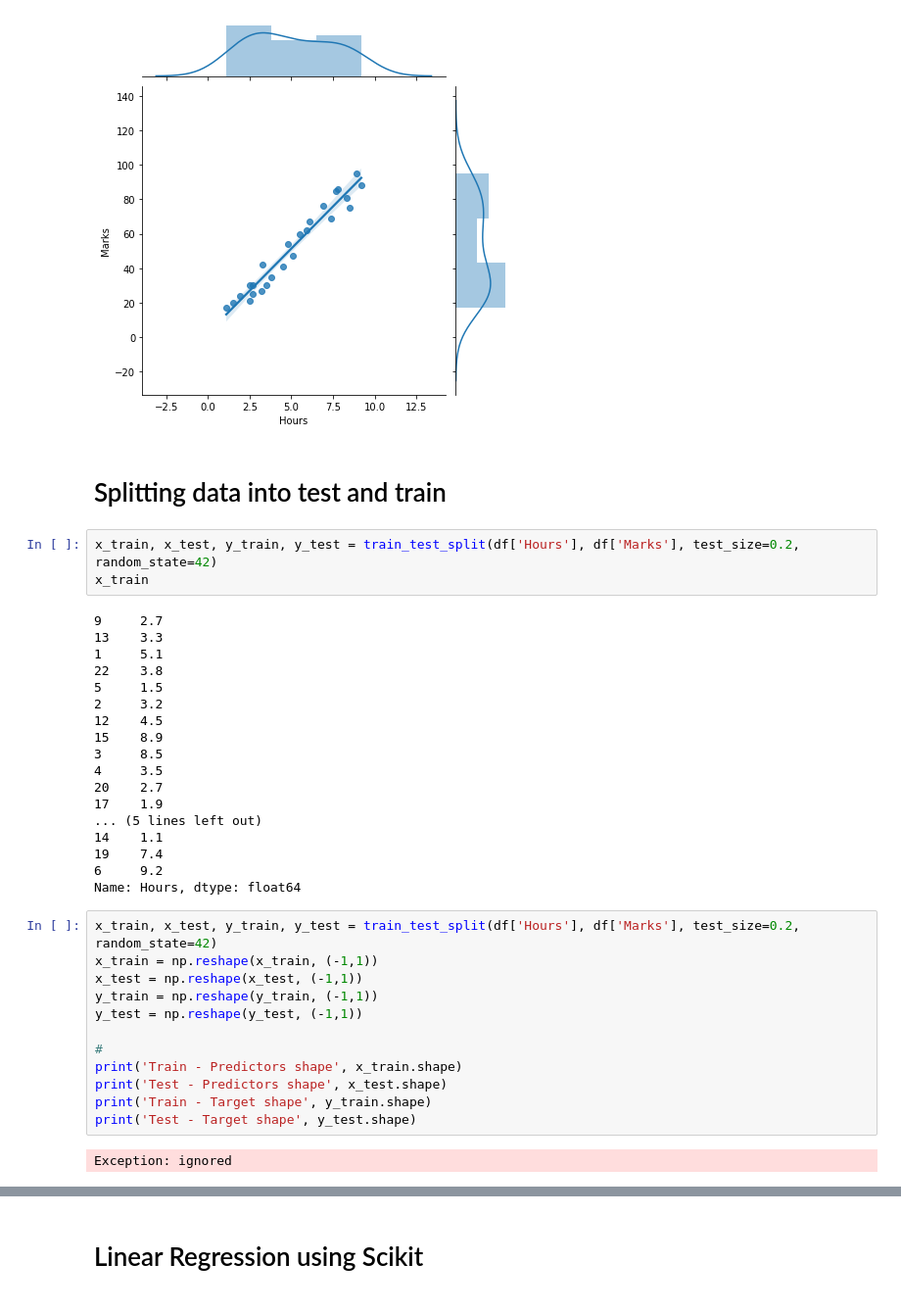
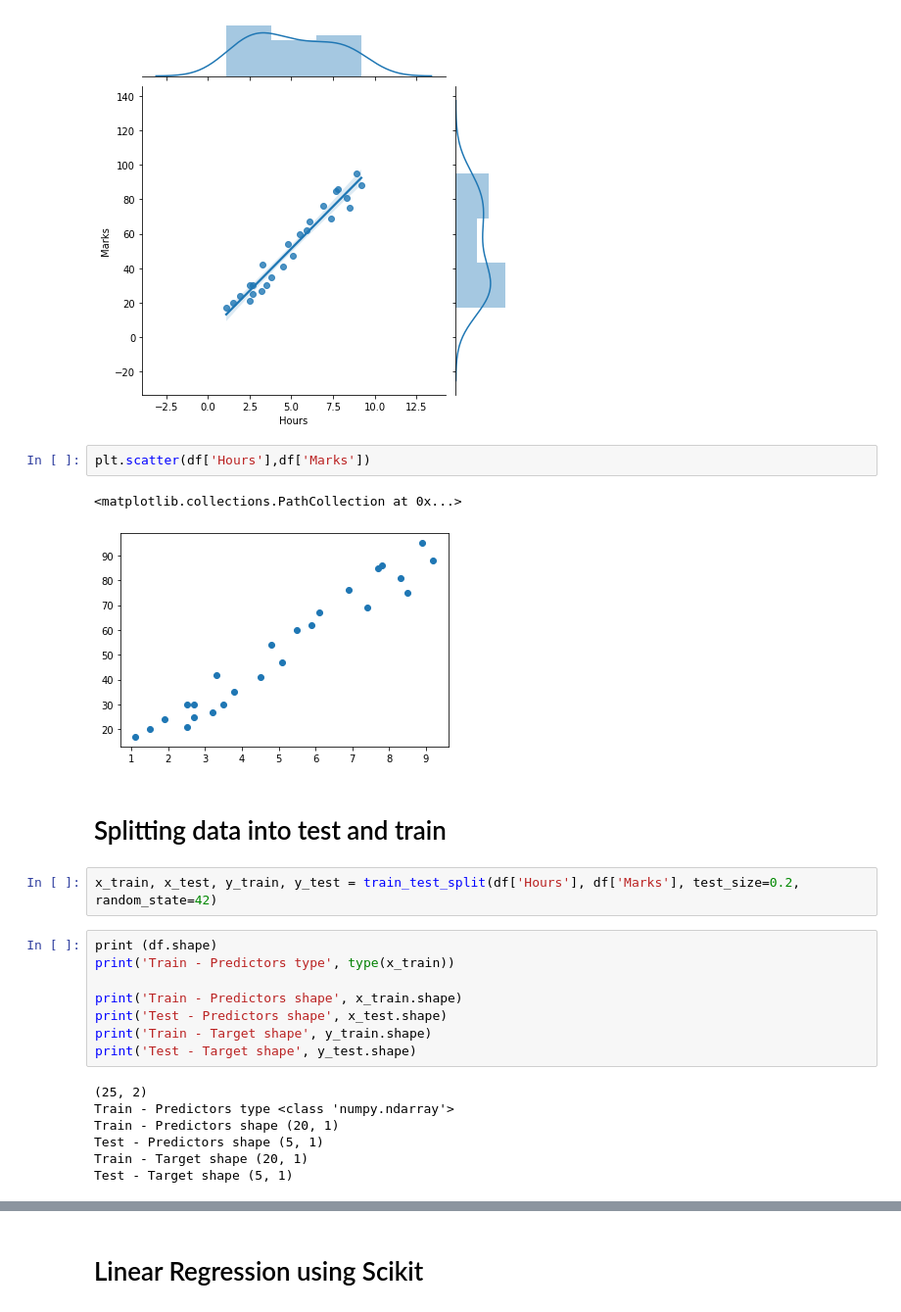
Before and after one commit to mohammad0alfares/Linear_Regression_Detailed_Implementation, a Jupyter notebook: Linear_Regression.ipynb, the cells around one changed output, grey strips where cells are left out. Shown at 98% size. Saved outputs shown, nothing was run; the diff lists cells and outputs as text.

```diff
--- a/Linear_Regression.ipynb
+++ b/Linear_Regression.ipynb
@@ -34,40 +34,27 @@ sns.jointplot(x=df['Hours'], y=df['Marks'], data=df, kind='reg')
 # %% [output]
 <seaborn.axisgrid.JointGrid at 0x...>
 [figure]
+# %%
+plt.scatter(df['Hours'],df['Marks'])
+# %% [output]
+<matplotlib.collections.PathCollection at 0x...>
+[figure, added]
 # %% [markdown]
 # Splitting data into test and train
 # %%
 x_train, x_test, y_train, y_test = train_test_split(df['Hours'], df['Marks'], test_size=0.2, random_state=42)
-x_train
-# %% [output]
-9     2.7
-13    3.3
-1     5.1
-22    3.8
-5     1.5
-2     3.2
-12    4.5
-15    8.9
-3     8.5
-4     3.5
-20    2.7
-17    1.9
-... (5 lines left out)
-14    1.1
-19    7.4
-6     9.2
-Name: Hours, dtype: float64
 # %%
-x_train, x_test, y_train, y_test = train_test_split(df['Hours'], df['Marks'], test_size=0.2, random_state=42)
-x_train = np.reshape(x_train, (-1,1))
-x_test = np.reshape(x_test, (-1,1))
-y_train = np.reshape(y_train, (-1,1))
-y_test = np.reshape(y_test, (-1,1))
+print (df.shape)
+print('Train - Predictors type', type(x_train))
 
-#
 print('Train - Predictors shape', x_train.shape)
 print('Test - Predictors shape', x_test.shape)
 print('Train - Target shape', y_train.shape)
 print('Test - Target shape', y_test.shape)
 # %% [output]
-Exception: ignored
+(25, 2)
+Train - Predictors type <class 'numpy.ndarray'>
+Train - Predictors shape (20, 1)
+Test - Predictors shape (5, 1)
+Train - Target shape (20, 1)
+Test - Target shape (5, 1)
```
Also changed, not shown: parts of 14 cells of this notebook.
